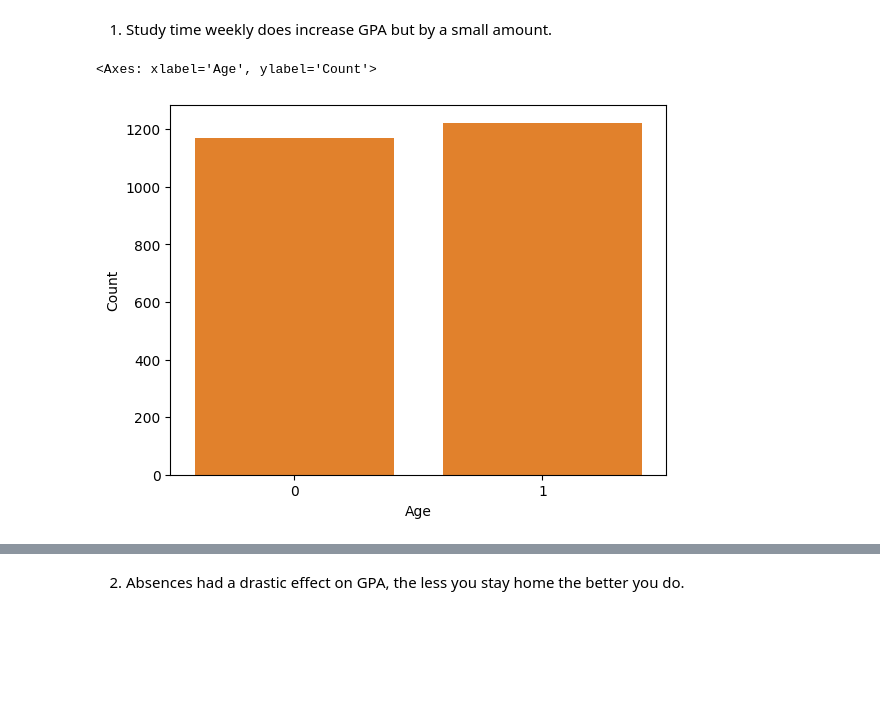
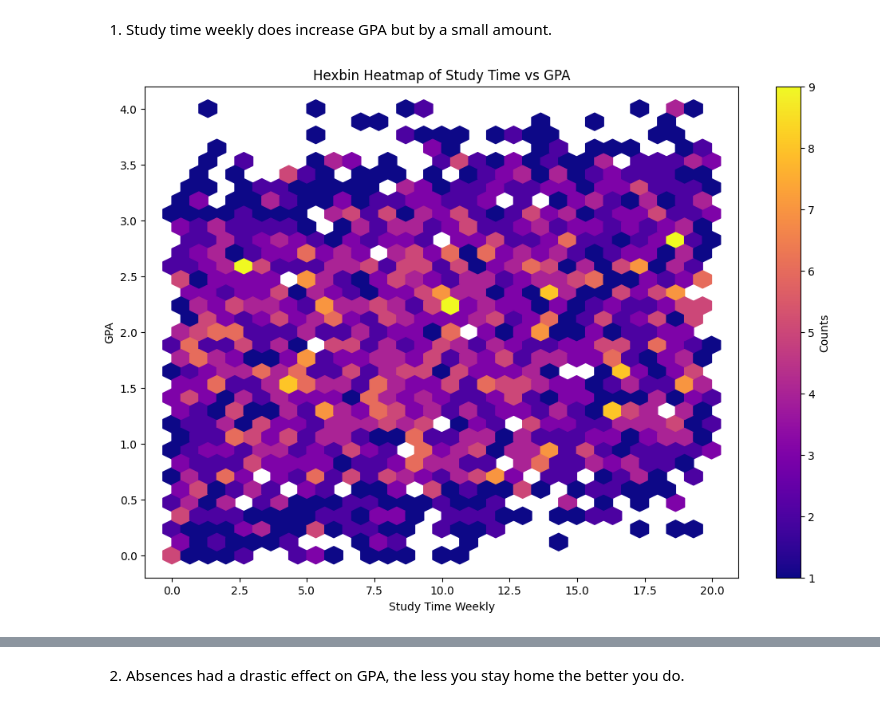
Before and after one commit to BeardedSeal77/MLG382_Guided_Project, a Jupyter notebook: Notebooks/Group T.ipynb, the cells around one changed output, grey strips where cells are left out. Saved outputs shown, nothing was run; the diff lists cells and outputs as text; code cells hidden in the pictures; blank space fills up the shorter version.

```diff
--- a/Notebooks/Group T.ipynb
+++ b/Notebooks/Group T.ipynb
@@ -191,15 +207,13 @@ Is used to examine the relationship between two variables to determine if there
 **We will conduct a analysis on the relationships of:** (Gender, Ethnicity, ParentalEducation, StudyTimeWeekly, Absences, Tutoring, ParentalSupport, Extracurricular, Volunteering) with (GPA)
 # %% [markdown]
 1. Study time weekly does increase GPA but by a small amount.
-# %%
-df_cleaned = df.drop(columns=[
-    'StudentID','Age','Gender','Ethnicity','ParentalEducation','Absences','Tutoring','ParentalSupport','Extracurricular','Sports','Music','Volunteering','GradeClass',
-])
-# Outer Figure Size
-plt.figure(figsize=(20, 10))
-for i, col in enumerate(df_cleaned.columns):
- sns.scatterplot(data=df, x='StudyTimeWeekly', y='GPA')
-plt.show()
-# %% [output]
-<Axes: xlabel='Age', ylabel='Count'>
-[figure, removed]
+# %%
+plt.figure(figsize=(12, 8))
+plt.hexbin(df["StudyTimeWeekly"], df["GPA"], gridsize=30, cmap='plasma', mincnt=1)
+plt.colorbar(label='Counts')
+plt.xlabel("Study Time Weekly")
+plt.ylabel("GPA")
+plt.title("Hexbin Heatmap of Study Time vs GPA")
+plt.show()
+# %% [output]
+[figure, added]
```
Also changed, not shown: parts of 8 cells of this notebook, 2 other files.
